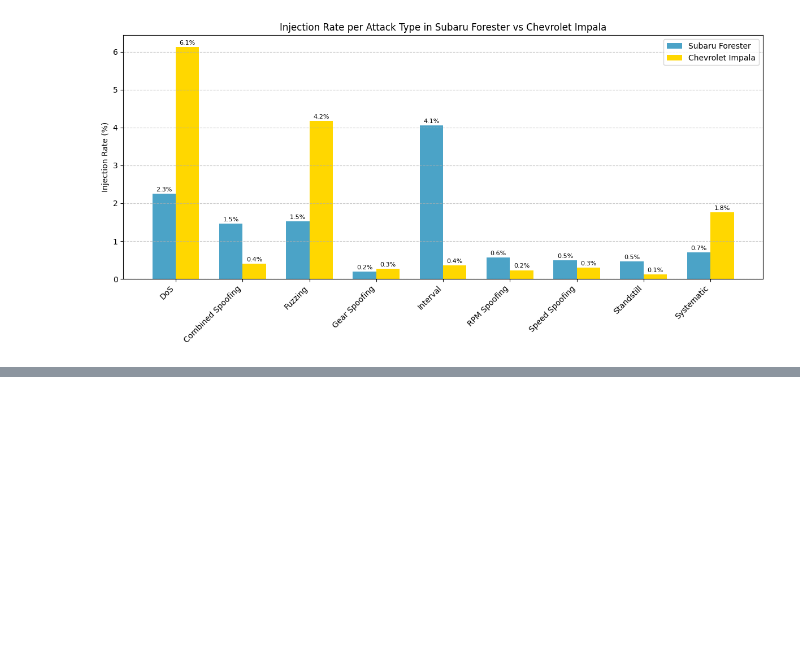
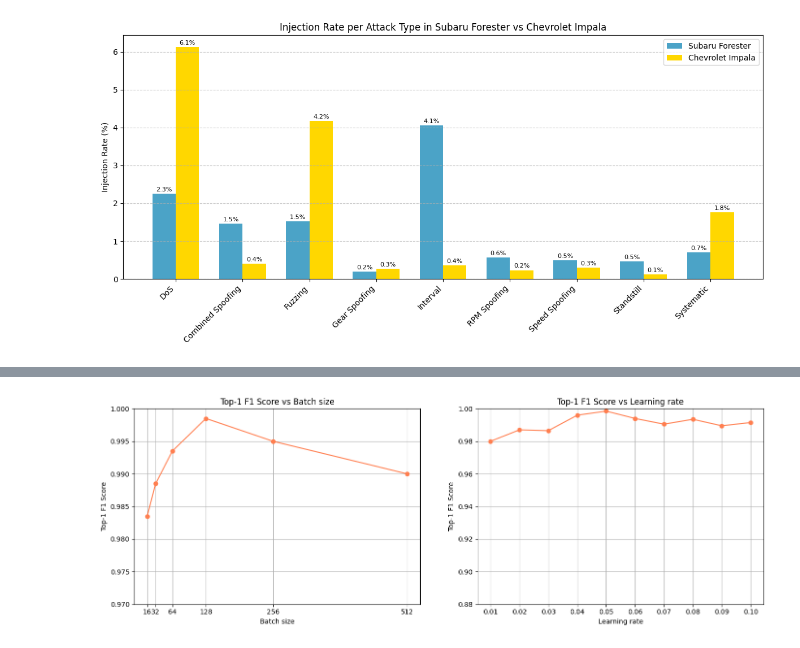
Before and after one commit to hieutt-engr/CAN-Unicon-IDS, a Jupyter notebook: notebooks/visualize.ipynb, the cells around one changed output, grey strips where cells are left out. Saved outputs shown, nothing was run; the diff lists cells and outputs as text; code cells hidden in the pictures; blank space fills up the shorter version.

```diff
--- a/notebooks/visualize.ipynb
+++ b/notebooks/visualize.ipynb
@@ -577,0 +640,55 @@ plt.show()
+# %%
+import matplotlib.pyplot as plt
+import pandas as pd
+
+# ==== DỮ LIỆU 1: Batch size ====
+batch_sizes = [16, 32, 64, 128, 256, 512]
+f1_scores_batch = [0.9835, 0.9885, 0.9935, 0.9985, 0.9950, 0.9900]
+
+# ==== DỮ LIỆU 2: Learning rate ====
+lr_data = {
+    "learning_rate": [0.01, 0.02, 0.03, 0.04, 0.05, 0.06, 0.07, 0.08, 0.09, 0.10],
+    "f1_score": [
+        0.9800,
+        0.9870,
+        0.9865,
+        0.9960,
+        0.9985,
+        0.9940,
+        0.9905,
+        0.9935,
+        0.9895,
+        0.9915
+    ]
+}
+
+# ==== DỮ LIỆU 2: Learning rate ====
+df_lr = pd.DataFrame(lr_data)
+
+# ==== TẠO SUBPLOTS ====
+fig, axes = plt.subplots(1, 2, figsize=(14, 5))
+
+# Biểu đồ 1: Batch size
+axes[0].plot(batch_sizes, f1_scores_batch, marker='o', linestyle='-', color='coral')
+axes[0].set_title('Top-1 F1 Score vs Batch size')
+axes[0].set_xlabel('Batch size')
+axes[0].set_ylabel('Top-1 F1 Score')
+axes[0].set_xticks(batch_sizes)
+axes[0].set_ylim([0.97, 1.00])
+axes[0].grid(True)
+
+# Biểu đồ 2: Learning rate
+axes[1].plot(df_lr["learning_rate"], df_lr["f1_score"], marker='o', linestyle='-', color='coral')
+axes[1].set_title('Top-1 F1 Score vs Learning rate')
+axes[1].set_xlabel('Learning rate')
+axes[1].set_ylabel('Top-1 F1 Score')
+axes[1].set_xticks(df_lr["learning_rate"])
+axes[1].set_ylim([0.88, 1.00])
+axes[1].grid(True)
+
+# Căn chỉnh layout
+plt.tight_layout()
+plt.subplots_adjust(wspace=0.2)  # tăng khoảng cách giữa hai biểu đồ
+plt.show()
+# %% [output]
+[figure, added]
```
Also changed, not shown: parts of 4 cells of this notebook, 8 other files.
